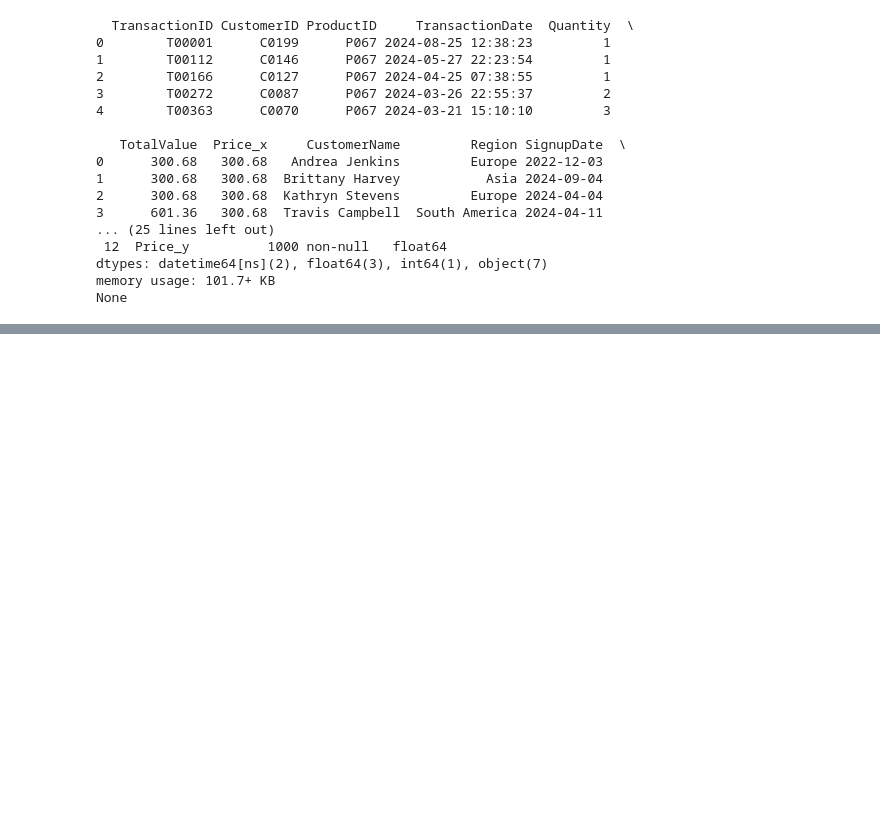
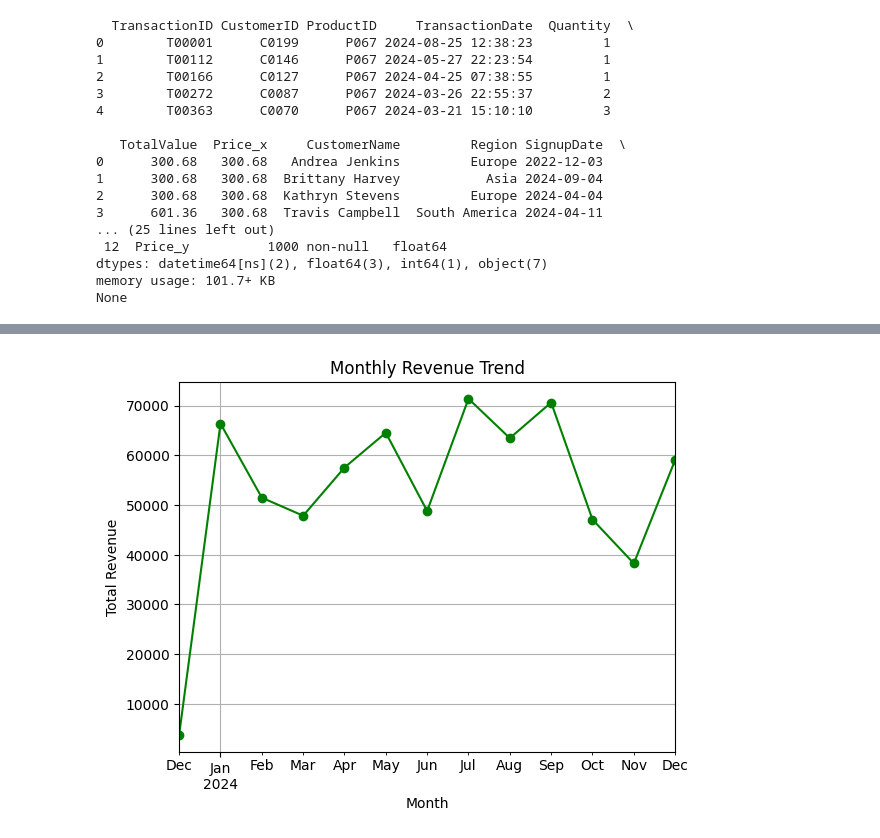
Before and after one commit to ragavkish/e-com_transaction, a Jupyter notebook: Ragavkishore_DM_EDA.ipynb, the cells around one changed output, grey strips where cells are left out. Saved outputs shown, nothing was run; the diff lists cells and outputs as text; code cells hidden in the pictures; blank space fills up the shorter version.

```diff
--- a/Ragavkishore_DM_EDA.ipynb
+++ b/Ragavkishore_DM_EDA.ipynb
@@ -168,0 +190,10 @@ None
+# %%
+merged_df['Month'] = merged_df['TransactionDate'].dt.to_period('M')
+monthly_sales = merged_df.groupby('Month')['TotalValue'].sum()
+monthly_sales.plot(kind='line', marker='o', color='green')
+plt.title('Monthly Revenue Trend')
+plt.ylabel('Total Revenue')
+plt.grid()
+plt.show()
+# %% [output]
+[figure, added]
```
Also changed, not shown: parts of 4 cells of this notebook.
